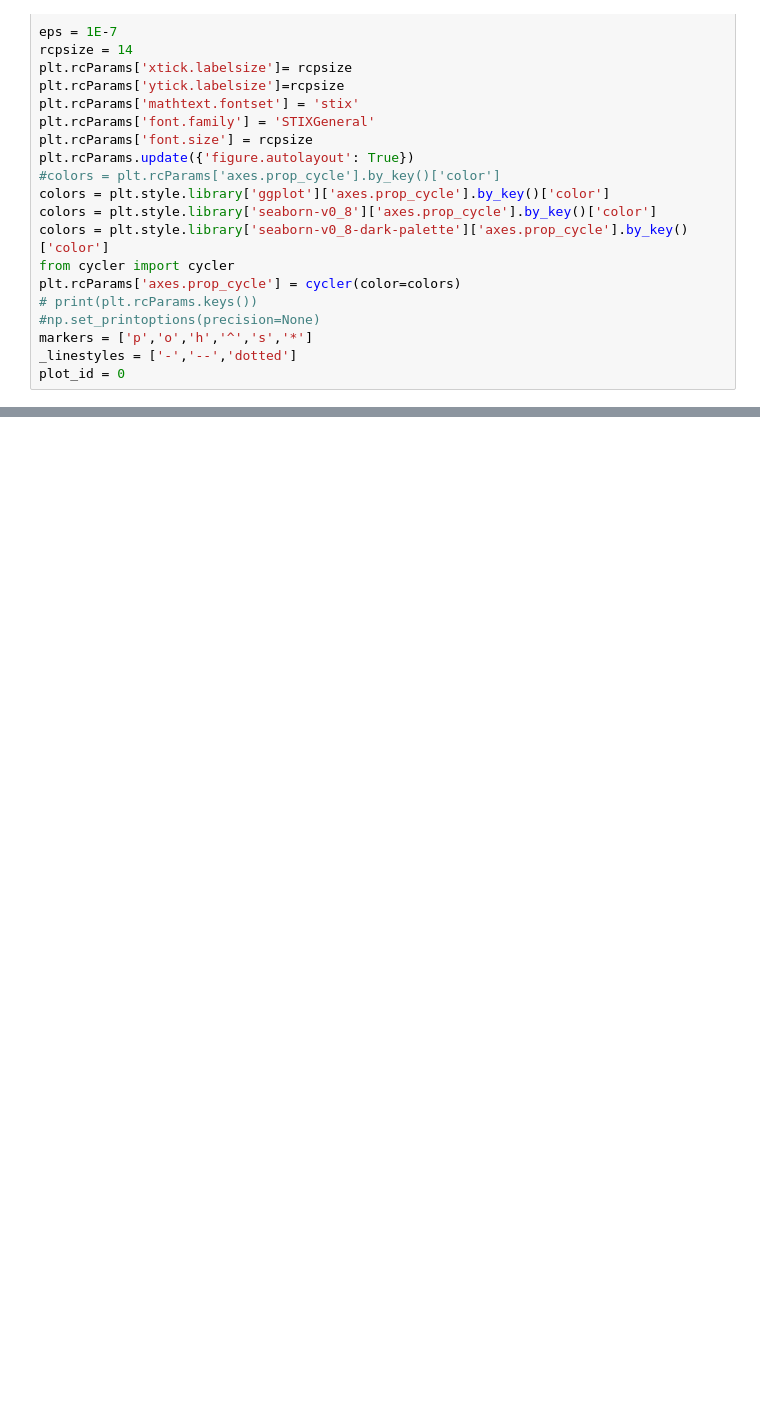
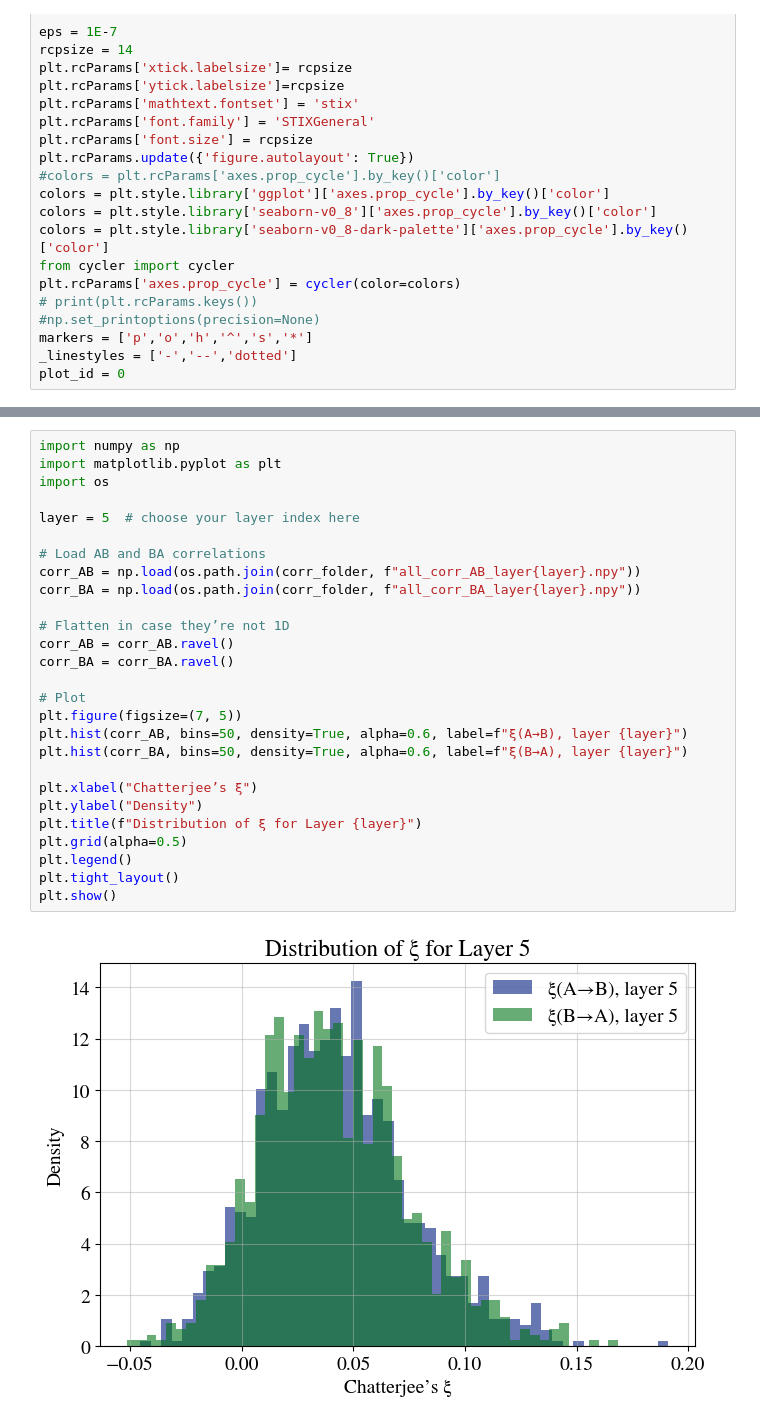
Before and after one commit to acevedo-s/syn-sem, a Jupyter notebook: semantic_similarity.ipynb, the cells around one changed output, grey strips where cells are left out. Drawn from its saved outputs; the diff is of its cells as text; blank space fills up the shorter version.

Commit message:
correlation coefficient seems working

```diff
--- a/semantic_similarity.ipynb
+++ b/semantic_similarity.ipynb
@@ -200,0 +456,29 @@ plt.show()
+# %%
+import numpy as np
+import matplotlib.pyplot as plt
+import os
+
+layer = 5  # choose your layer index here
+
+# Load AB and BA correlations
+corr_AB = np.load(os.path.join(corr_folder, f"all_corr_AB_layer{layer}.npy"))
+corr_BA = np.load(os.path.join(corr_folder, f"all_corr_BA_layer{layer}.npy"))
+
+# Flatten in case they’re not 1D
+corr_AB = corr_AB.ravel()
+corr_BA = corr_BA.ravel()
+
+# Plot
+plt.figure(figsize=(7, 5))
+plt.hist(corr_AB, bins=50, density=True, alpha=0.6, label=f"ξ(A→B), layer {layer}")
+plt.hist(corr_BA, bins=50, density=True, alpha=0.6, label=f"ξ(B→A), layer {layer}")
+
+plt.xlabel("Chatterjee’s ξ")
+plt.ylabel("Density")
+plt.title(f"Distribution of ξ for Layer {layer}")
+plt.grid(alpha=0.5)
+plt.legend()
+plt.tight_layout()
+plt.show()
+# %% [output]
+[figure, added]
```
Also changed, not shown: parts of 7 cells of this notebook, 7 other files.
